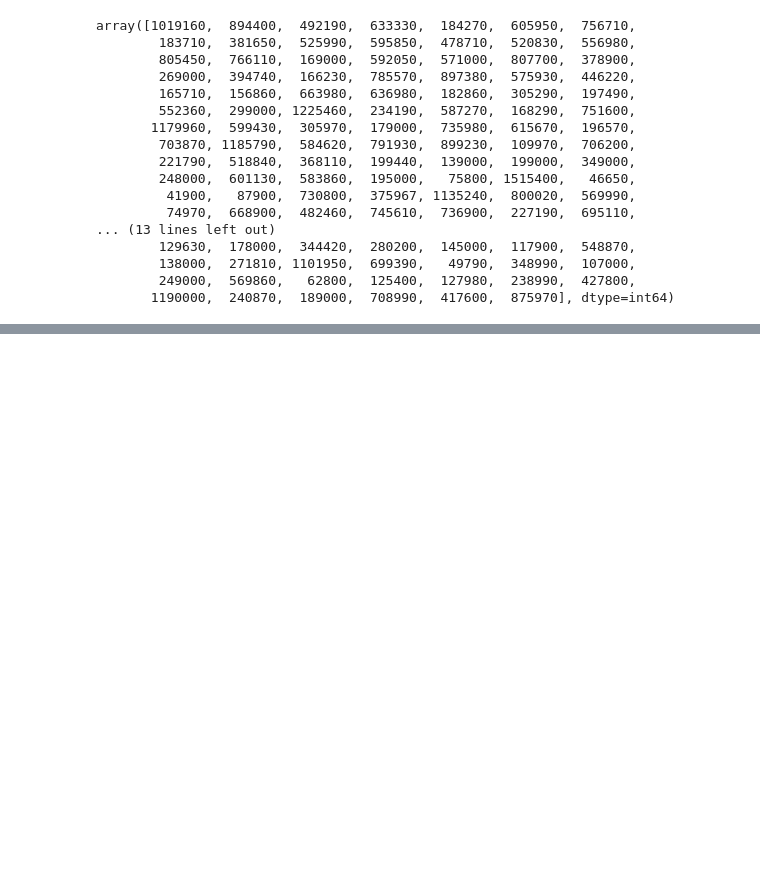
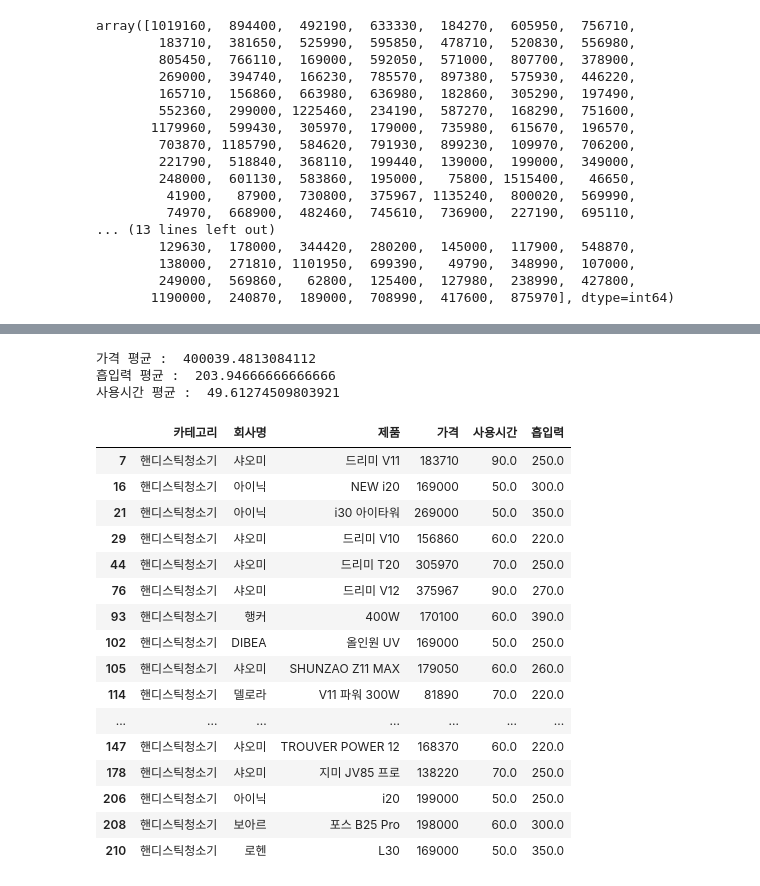
Before and after one commit to hyewon961117/hwstudy, a Jupyter notebook: 크롤링/HW22_동적_5_다나와 무선청소기.ipynb, the cells around one changed output, grey strips where cells are left out. Cells and saved outputs as stored; diff of their text form; code cells hidden in the pictures; blank space fills up the shorter version.

```diff
--- a/크롤링/HW22_동적_5_다나와 무선청소기.ipynb
+++ b/크롤링/HW22_동적_5_다나와 무선청소기.ipynb
@@ -672,0 +675,2 @@ pd_data_final.to_csv("2_result_preprocessing.csv")
+# %%
+pd_data_final = pd.read_csv('2_result_preprocessing.csv')
@@ -672,0 +738,36 @@ pd_data_final.to_csv("2_result_preprocessing.csv")
+# %%
+# 평균값 정리
+price_mean_value = pd_data_final['가격'].mean()
+suction_mean_value = pd_data_final['흡입력'].mean()
+use_time_mean_value = pd_data_final['사용시간'].mean()
+print('가격 평균 : ', price_mean_value)
+print('흡입력 평균 : ', suction_mean_value)
+print('사용시간 평균 : ', use_time_mean_value)
+# %% [output]
+가격 평균 :  400039.4813084112
+흡입력 평균 :  203.94666666666666
+사용시간 평균 :  49.61274509803921
+# %%
+# 가성비 좋은 제품 선택
+# 가격은 평균이하, 흡입력과 사용시간은 평균 이상
+condition_data = pd_data_final[(pd_data_final['가격'] <= price_mean_value) & (pd_data_final['흡입력'] >= suction_mean_value) & (pd_data_final['사용시간'] >= use_time_mean_value)]
+len(condition_data)
+condition_data
+# %% [output]
+|  | 카테고리 | 회사명 | 제품 | 가격 | 사용시간 | 흡입력 |
+| 7 | 핸디스틱청소기 | 샤오미 | 드리미 V11 | 183710 | 90.0 | 250.0 |
+| 16 | 핸디스틱청소기 | 아이닉 | NEW i20 | 169000 | 50.0 | 300.0 |
+| 21 | 핸디스틱청소기 | 아이닉 | i30 아이타워 | 269000 | 50.0 | 350.0 |
+| 29 | 핸디스틱청소기 | 샤오미 | 드리미 V10 | 156860 | 60.0 | 220.0 |
+| 44 | 핸디스틱청소기 | 샤오미 | 드리미 T20 | 305970 | 70.0 | 250.0 |
+| 76 | 핸디스틱청소기 | 샤오미 | 드리미 V12 | 375967 | 90.0 | 270.0 |
+| 93 | 핸디스틱청소기 | 행커 | 400W | 170100 | 60.0 | 390.0 |
+| 102 | 핸디스틱청소기 | DIBEA | 올인원 UV | 169000 | 50.0 | 250.0 |
+| 105 | 핸디스틱청소기 | 샤오미 | SHUNZAO Z11 MAX | 179050 | 60.0 | 260.0 |
+| 114 | 핸디스틱청소기 | 델로라 | V11 파워 300W | 81890 | 70.0 | 220.0 |
+| ... | ... | ... | ... | ... | ... | ... |
+| 147 | 핸디스틱청소기 | 샤오미 | TROUVER POWER 12 | 168370 | 60.0 | 220.0 |
+| 178 | 핸디스틱청소기 | 샤오미 | 지미 JV85 프로 | 138220 | 70.0 | 250.0 |
+| 206 | 핸디스틱청소기 | 아이닉 | i20 | 199000 | 50.0 | 250.0 |
+| 208 | 핸디스틱청소기 | 보아르 | 포스 B25 Pro | 198000 | 60.0 | 300.0 |
+| 210 | 핸디스틱청소기 | 로헨 | L30 | 169000 | 50.0 | 350.0 |
```
Also changed, not shown: parts of 18 cells of this notebook, 3 other files.
